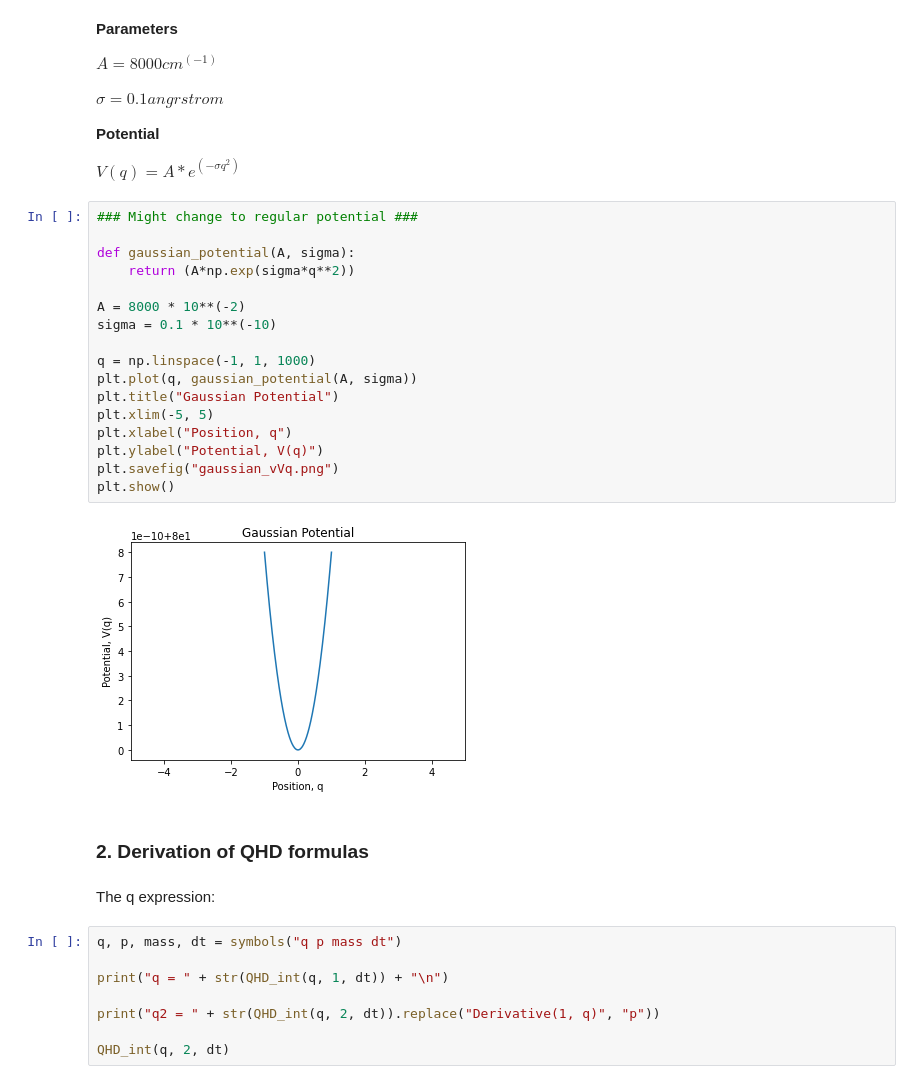
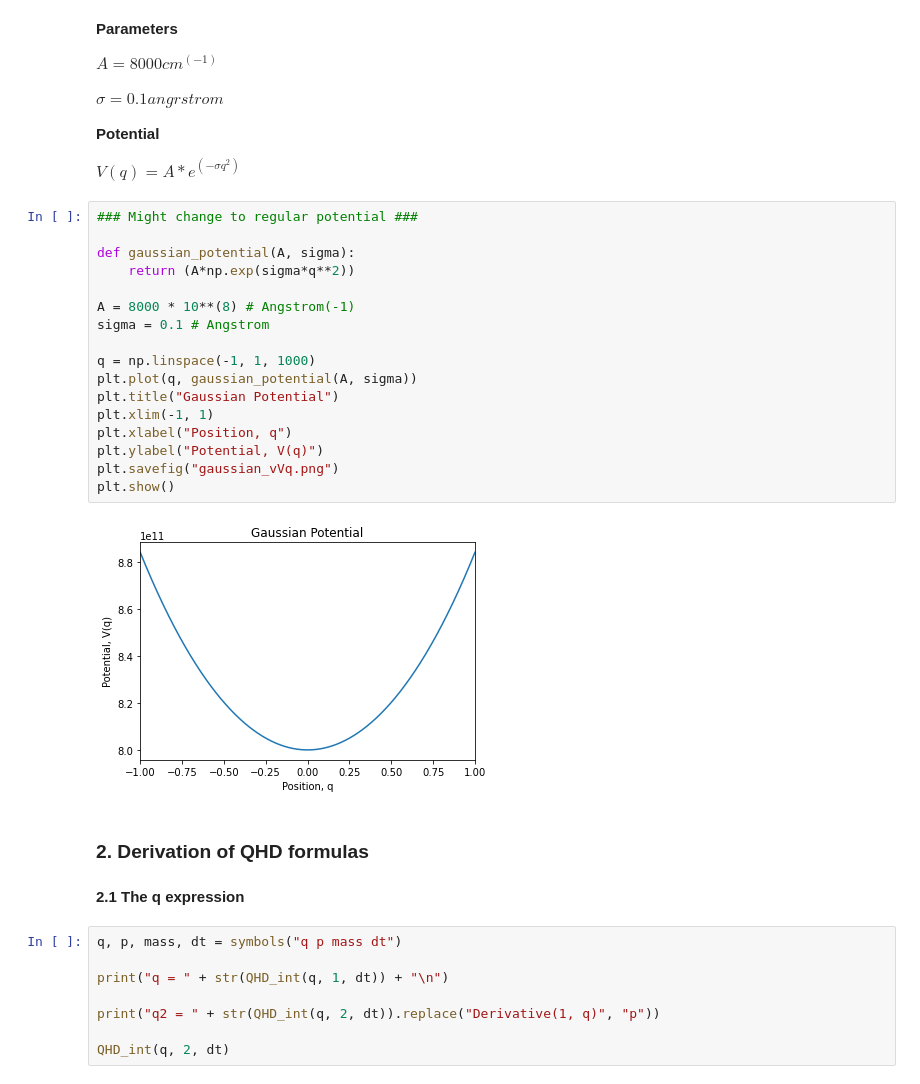
Before and after one commit to liz-stippell/Pysces, a Jupyter notebook: developments/QHD_Module_2_Gaussian_Potentiial.ipynb, the cells around one changed output. Cells and saved outputs as stored; diff of their text form.

Commit message:
Updated modules with corresponding images

```diff
--- a/developments/QHD_Module_2_Gaussian_Potentiial.ipynb
+++ b/developments/QHD_Module_2_Gaussian_Potentiial.ipynb
@@ -20,26 +20,26 @@ $V(q)=A*e^{(-\sigma q^2)}$
 # %%
 ### Might change to regular potential ###
 
 def gaussian_potential(A, sigma):
     return (A*np.exp(sigma*q**2))
 
-A = 8000 * 10**(-2)
-sigma = 0.1 * 10**(-10)
+A = 8000 * 10**(8) # Angstrom(-1)
+sigma = 0.1 # Angstrom
 
 q = np.linspace(-1, 1, 1000)
 plt.plot(q, gaussian_potential(A, sigma))
 plt.title("Gaussian Potential")
-plt.xlim(-5, 5)
+plt.xlim(-1, 1)
 plt.xlabel("Position, q")
 plt.ylabel("Potential, V(q)")
 plt.savefig("gaussian_vVq.png")
 plt.show()
 # %% [output]
-[figure, old version]
+[figure, new version]
 # %% [markdown]
 ### 2. Derivation of  QHD formulas
 # %% [markdown]
-The q expression:
+**2.1 The q expression**
 # %%
 q, p, mass, dt = symbols("q p mass dt")
 
```
Also changed, not shown: parts of 16 cells of this notebook, 11 other files.
